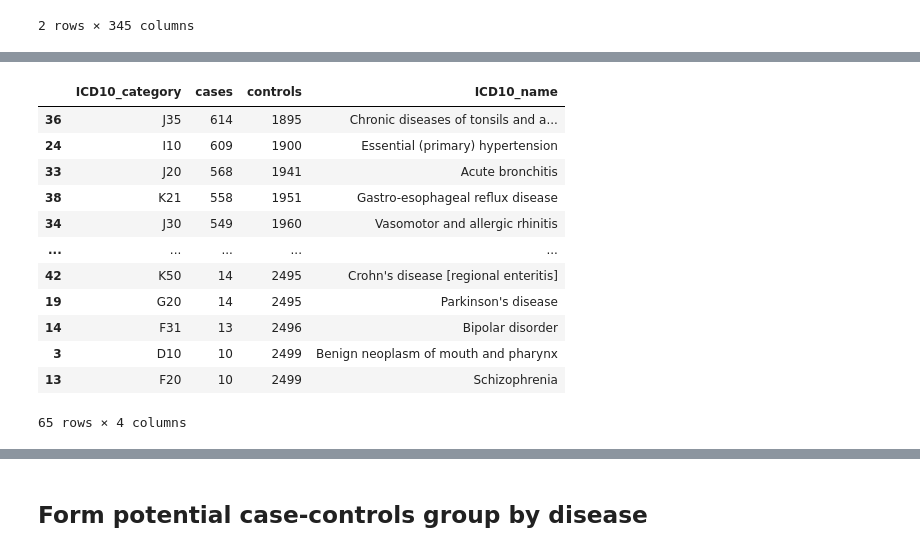
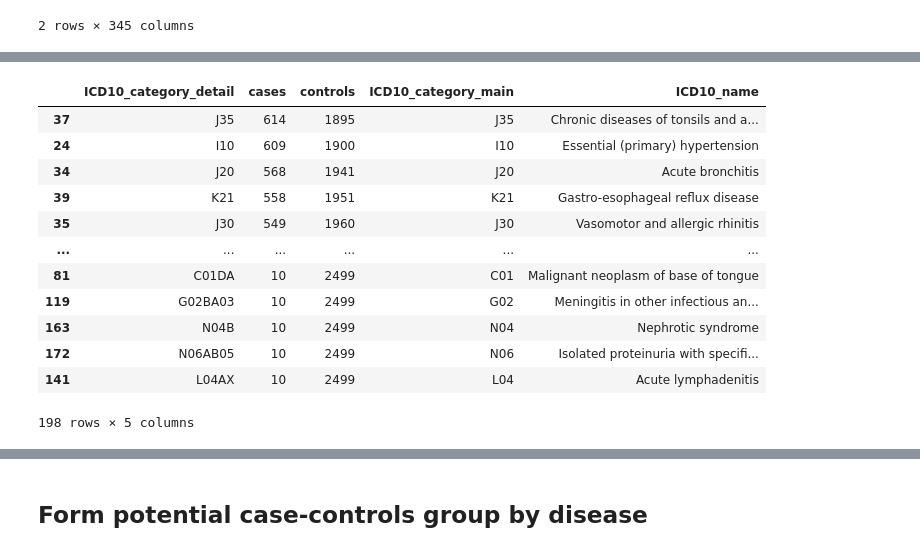
Before and after one commit to Chartiza/2023_Correlation_trial, a Jupyter notebook: RAD.ipynb, the cells around one changed output, grey strips where cells are left out. Cells and saved outputs as stored; diff of their text form; code cells hidden in the pictures.

```diff
--- a/RAD.ipynb
+++ b/RAD.ipynb
@@ -39,34 +43,35 @@ mrg = pd.merge(nm, column_names, on='ICD10_category', how='inner')
 mrg.to_excel('results/ICD10_name_data_v3.xlsx', index=False)
 # %%
 # Calculate number of cases for each ICD code
+mrg = pd.read_excel('results/ICD10_name_data_v3m.xlsx')
 st = []
 
 # Iterate through each disease code in mrg
-for code in mrg['ICD10_category']:
+for code in mrg['ICD10_category_detail']:
     yes_count = df[code].eq(1).sum()  # Count 'cases' (where value is 1)
     no_count = df[code].eq(0).sum()   # Count 'controls' (where value is 0)
 
-    st.append({'ICD10_category': code, 'cases': yes_count, 'controls': no_count})
+    st.append({'ICD10_category_detail': code, 'cases': yes_count, 'controls': no_count})
 
 # Convert the list of dictionaries into a DataFrame
 st = pd.DataFrame(st)
 
 # Merge the count information with the mrg DataFrame
-st = st.merge(mrg, on='ICD10_category').sort_values('cases', ascending=False)
+st = st.merge(mrg, on='ICD10_category_detail').sort_values('cases', ascending=False)
 
 st.to_excel('results/RAD_counts.xlsx', index=False)
 st
 # %% [output]
-|  | ICD10_category | cases | controls | ICD10_name |
-| 36 | J35 | 614 | 1895 | Chronic diseases of tonsils and a... |
-| 24 | I10 | 609 | 1900 | Essential (primary) hypertension |
-| 33 | J20 | 568 | 1941 | Acute bronchitis |
-| 38 | K21 | 558 | 1951 | Gastro-esophageal reflux disease |
-| 34 | J30 | 549 | 1960 | Vasomotor and allergic rhinitis |
-| ... | ... | ... | ... | ... |
-| 42 | K50 | 14 | 2495 | Crohn's disease [regional enteritis] |
-| 19 | G20 | 14 | 2495 | Parkinson's disease |
-| 14 | F31 | 13 | 2496 | Bipolar disorder |
-| 3 | D10 | 10 | 2499 | Benign neoplasm of mouth and pharynx |
-| 13 | F20 | 10 | 2499 | Schizophrenia |
+|  | ICD10_category_detail | cases | controls | ICD10_category_main | ICD10_name |
+| 37 | J35 | 614 | 1895 | J35 | Chronic diseases of tonsils and a... |
+| 24 | I10 | 609 | 1900 | I10 | Essential (primary) hypertension |
+| 34 | J20 | 568 | 1941 | J20 | Acute bronchitis |
+| 39 | K21 | 558 | 1951 | K21 | Gastro-esophageal reflux disease |
+| 35 | J30 | 549 | 1960 | J30 | Vasomotor and allergic rhinitis |
+| ... | ... | ... | ... | ... | ... |
+| 81 | C01DA | 10 | 2499 | C01 | Malignant neoplasm of base of tongue |
+| 119 | G02BA03 | 10 | 2499 | G02 | Meningitis in other infectious an... |
+| 163 | N04B | 10 | 2499 | N04 | Nephrotic syndrome |
+| 172 | N06AB05 | 10 | 2499 | N06 | Isolated proteinuria with specifi... |
+| 141 | L04AX | 10 | 2499 | L04 | Acute lymphadenitis |
-65 rows × 4 columns
+198 rows × 5 columns
```
Also changed, not shown: parts of 5 cells of this notebook, 14 other files.
